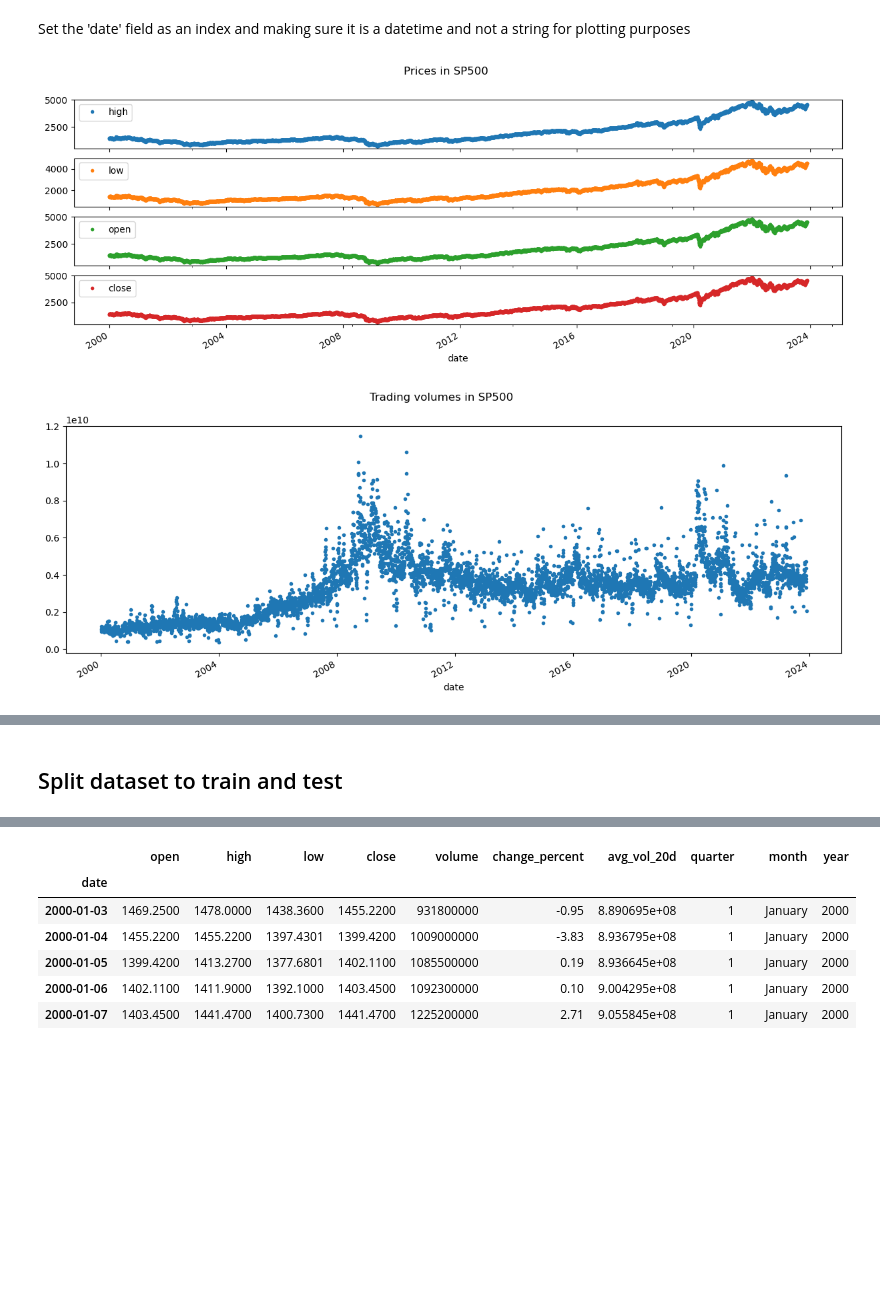
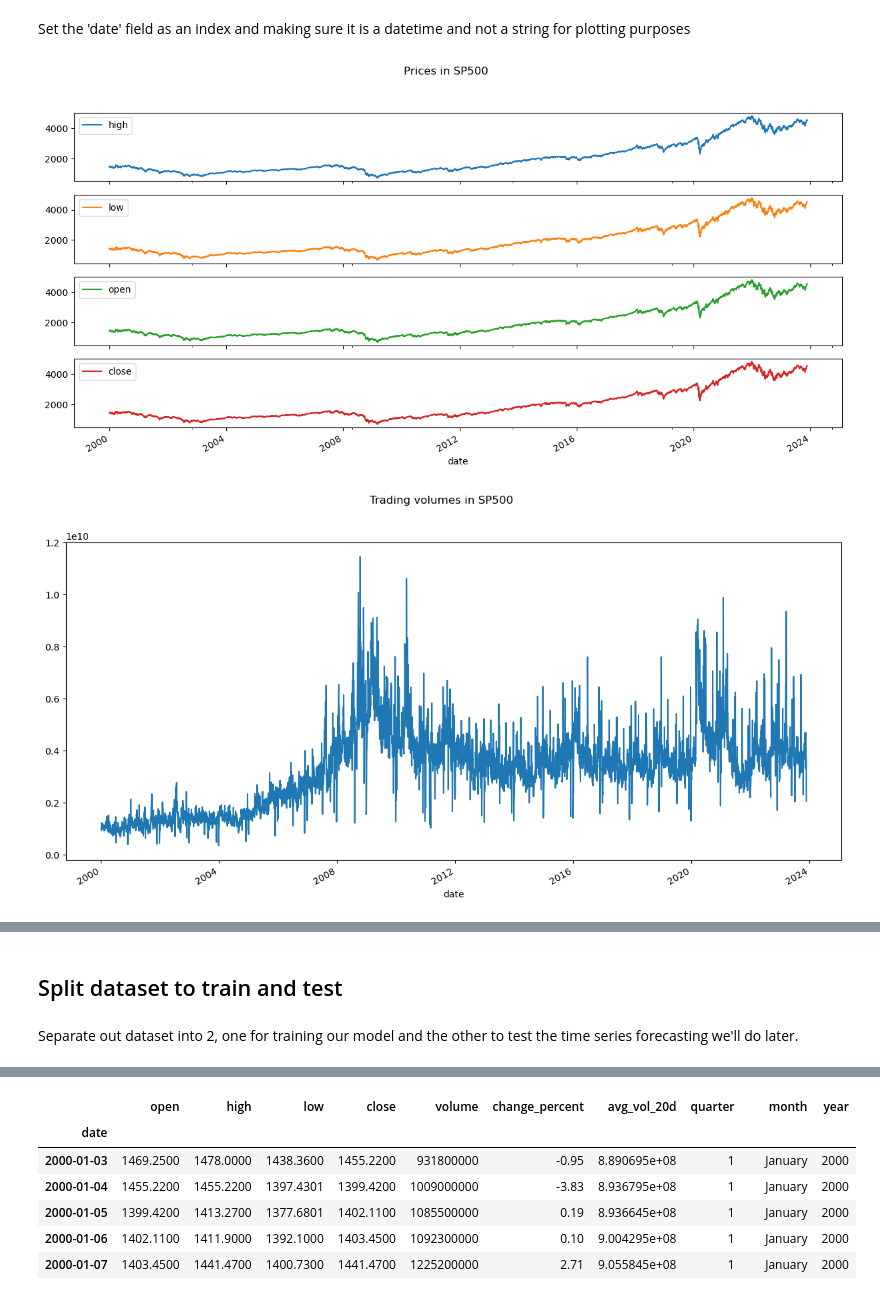
Before and after one commit to karla-mond/stockPred-Mex, a Jupyter notebook: tsf_xgboost.ipynb, the cells around one changed output, grey strips where cells are left out. Cells and saved outputs as stored; diff of their text form; code cells hidden in the pictures; blank space fills up the shorter version.

Commit message:
added text and mean prices&volume graphs

```diff
--- a/tsf_xgboost.ipynb
+++ b/tsf_xgboost.ipynb
@@ -65,20 +65,19 @@ Set the 'date' field as an index and making sure it is a datetime and not a stri
 df = df.set_index('date')
 df.index = pd.to_datetime(df.index)
 # %%
-def plotVariables(vars, title):
+def plotVariables(df,vars, title):
     df[vars].plot(
-        style='.',
-        figsize=(15,5),
+        figsize=(15,7),
         title=title,
         subplots = True
     )
 
     plt.show()
 # %%
-plotVariables(['high','low','open','close'],'Prices in SP500')
-plotVariables('volume','Trading volumes in SP500')
-plotVariables('avg_vol_20d','Average volume per 20 days in SP500')
-plotVariables('change_percent','Percentage daily change in SP500')
+plotVariables(df,['high','low','open','close'],'Prices in SP500')
+plotVariables(df,'volume','Trading volumes in SP500')
+plotVariables(df,'avg_vol_20d','Average volume per 20 days in SP500')
+plotVariables(df,'change_percent','Percentage daily change in SP500')
 # %% [output]
-[figure, old version]
+[figure, new version]
-[figure, old version]
+[figure, new version]
@@ -87,5 +86,7 @@ plotVariables('change_percent','Percentage daily change in SP500')
 # %% [markdown]
 ## Split dataset to train and test
+# %% [markdown]
+Separate out dataset into 2, one for training our model and the other to test the time series forecasting we'll do later.
 # %%
 train = df.loc[df.index < '2015-01-01']
 test = df.loc[df.index >= '2015-01-01']
```
Also changed, not shown: parts of 8 cells of this notebook.
